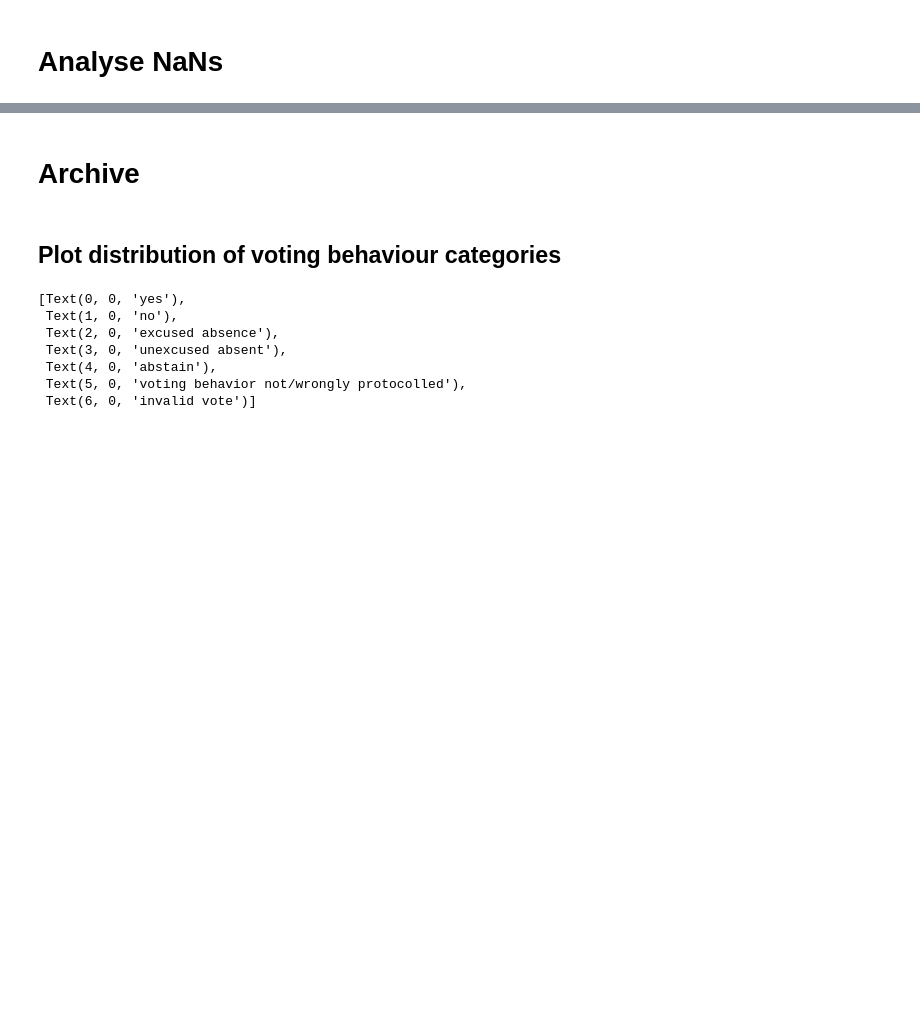
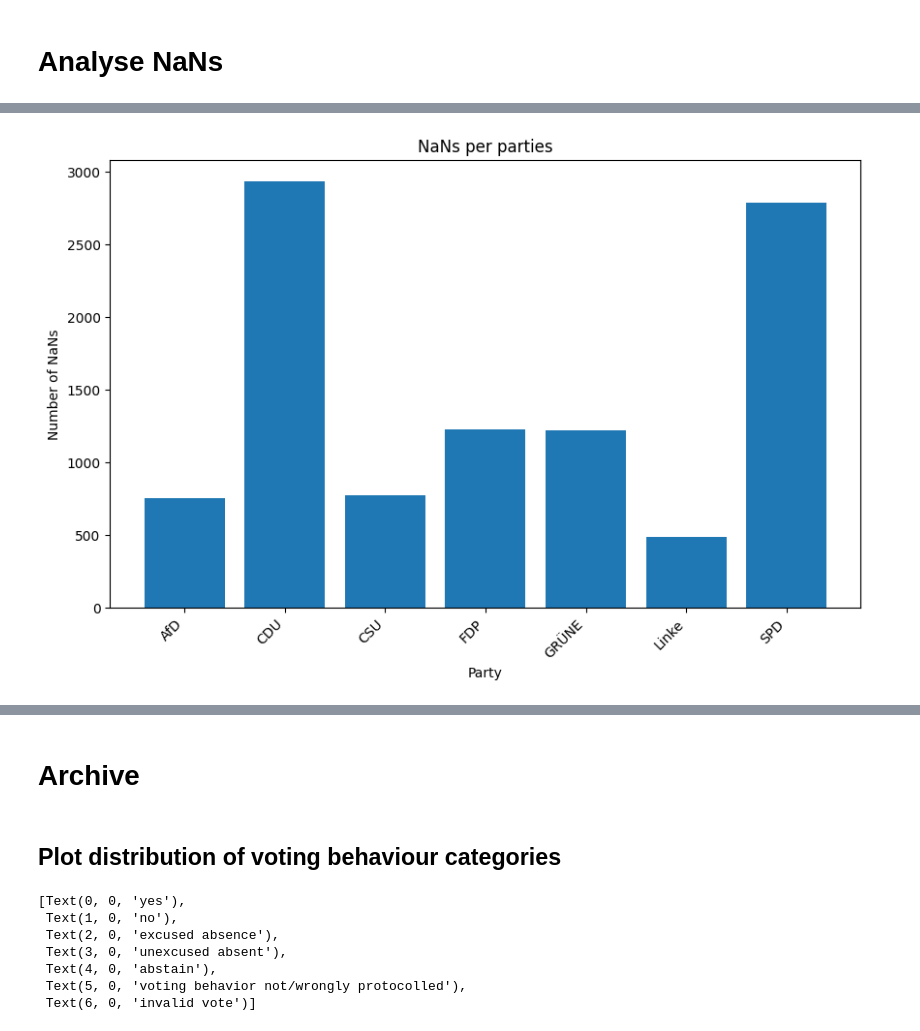
Before and after one commit to mograev/btvote, a Jupyter notebook: notebooks/0-data-understanding.ipynb, the cells around one changed output, grey strips where cells are left out. Drawn from its saved outputs; the diff is of its cells as text; code cells hidden in the pictures; blank space fills up the shorter version.

Commit message:
added NaN plots to data unterstanding

```diff
--- a/notebooks/0-data-understanding.ipynb
+++ b/notebooks/0-data-understanding.ipynb
@@ -140,2 +136,4 @@ array([11004388., 11004191., 11004174., 11004295.], dtype=float32)
+# %%
+reduced = reduced[reduced['party_text']!='']
 # %% [markdown]
 ## Transform dataset
@@ -143,0 +140,25 @@ array([11004388., 11004191., 11004174., 11004295.], dtype=float32)
+# %%
+transformed = reduced.copy()
+
+# set the datatype of the ID from float64 to int (int64)
+transformed[['id_de_parliament']] = transformed[['id_de_parliament']].astype(int)
+transformed[['vote_id']] = transformed[['vote_id']].astype(int)
+
+# pivots the dataset so that there is only one sample for each MP with attributes for each vote holding the respective voting behaviour
+transformed = transformed.pivot(index=['id_de_parliament', 'party_text'], columns=['vote_id'], values=['vote_beh'])
+
+# reset the index to be able to access data as usually
+transformed = transformed.reset_index()
+
+# remove mp_id (not necessary for classification)
+transformed = transformed.drop('id_de_parliament', axis=1)
+
+# make column index flat / non-hierarchical and format name
+transformed.columns = transformed.columns.to_flat_index()
+transformed.columns = transformed.columns.map(lambda x: str(x).replace('(', ''))
+transformed.columns = transformed.columns.map(lambda x: str(x).replace('\'', ''))
+transformed.columns = transformed.columns.map(lambda x: str(x).replace(', )', ''))
+transformed.columns = transformed.columns.map(lambda x: str(x).replace('beh, ', ''))
+transformed.columns = transformed.columns.map(lambda x: str(x).replace(')', ''))
+
+display(transformed)
@@ -147,0 +194,7 @@ array([11004388., 11004191., 11004174., 11004295.], dtype=float32)
+# %%
+# Calculate number of NaNs per party
+transformed_isna = transformed[transformed.columns[1:]].isna()
+transformed_isna = pd.concat([transformed['party_text'],transformed_isna], axis=1)
+transformed_grouped = transformed_isna.groupby('party_text', as_index=False).sum()
+transformed_grouped['party_sum'] = transformed_grouped[transformed.columns[1:]].sum(axis=1)
+transformed_grouped
@@ -147,0 +211,12 @@ array([11004388., 11004191., 11004174., 11004295.], dtype=float32)
+# %%
+fig, ax = plt.subplots(1, 1, figsize=(10, 6))
+ax.bar(transformed_grouped['party_text'], transformed_grouped['party_sum'])
+ax.set_title('NaNs per parties')
+ax.set_xlabel('Party')
+ax.set_ylabel('Number of NaNs')
+
+ax.set_xticklabels(ax.get_xticklabels(), rotation=45, ha='right')
+
+plt.show()
+# %% [output]
+[figure, added]
```
Also changed, not shown: parts of 13 cells of this notebook.
